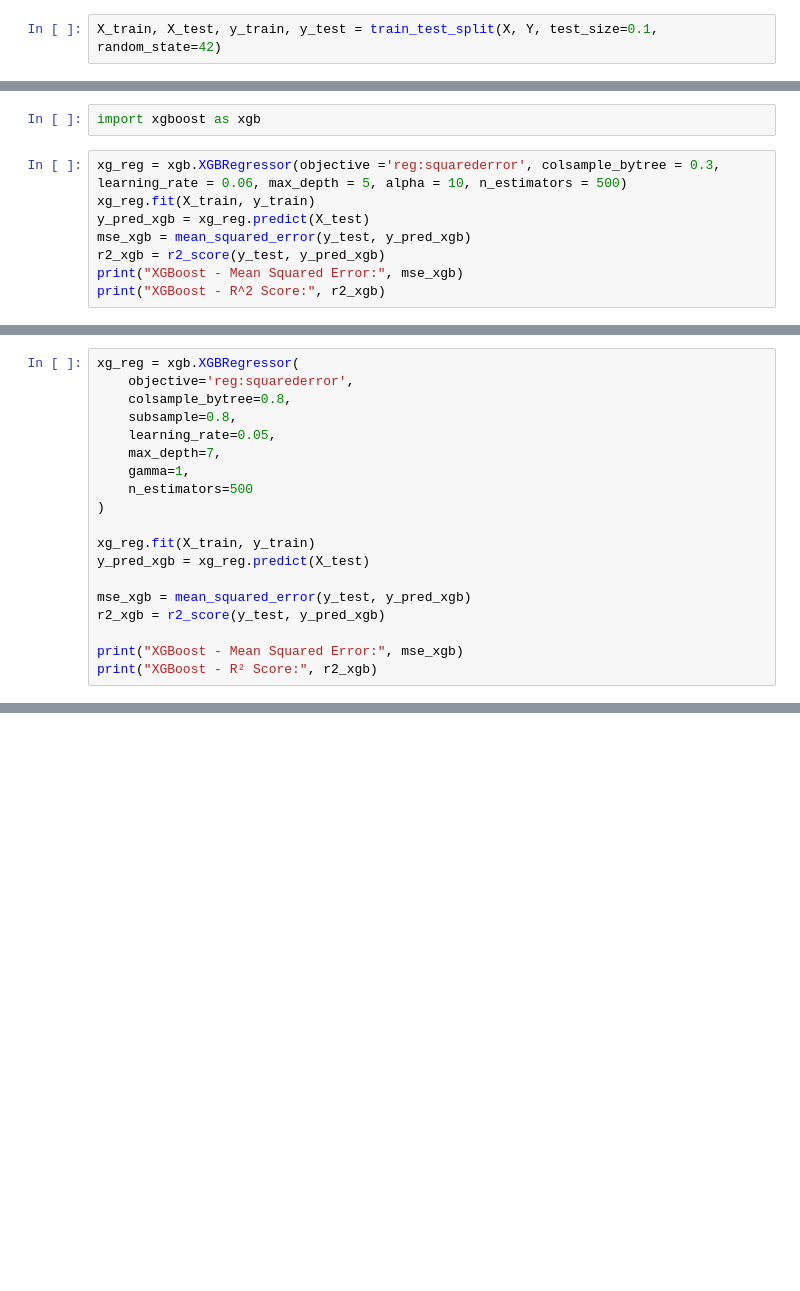
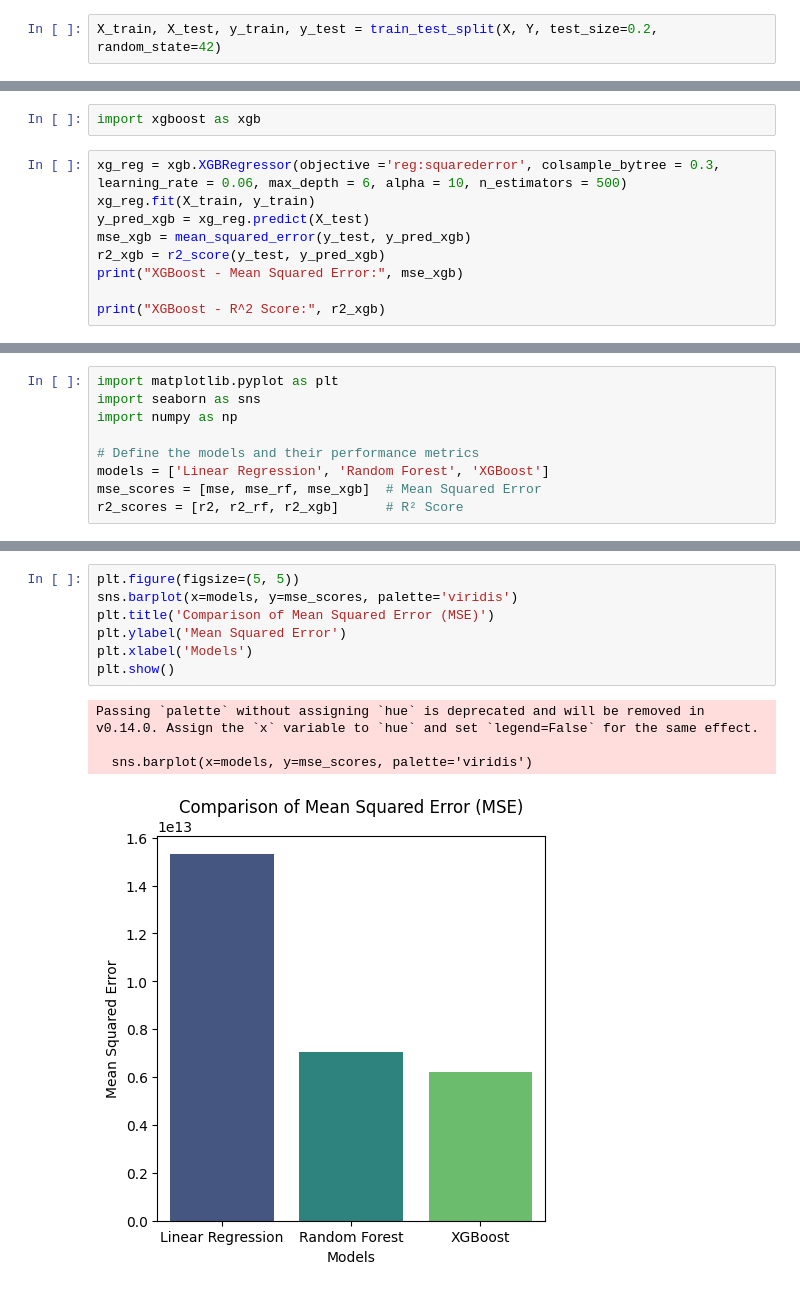
Before and after one commit to ImaneBenzegunine/CarBrain, a Jupyter notebook: CARBRAIN/notebook/ModemBuilding.ipynb, the cells around one changed output, grey strips where cells are left out. Drawn from its saved outputs; the diff is of its cells as text; blank space fills up the shorter version.

```diff
--- a/CARBRAIN/notebook/ModemBuilding.ipynb
+++ b/CARBRAIN/notebook/ModemBuilding.ipynb
@@ -332,7 +282,7 @@ Y = data["Price"]
 # %% [markdown]
 #### Split data
 # %%
-X_train, X_test, y_train, y_test = train_test_split(X, Y, test_size=0.1, random_state=42)
+X_train, X_test, y_train, y_test = train_test_split(X, Y, test_size=0.2, random_state=42)
 # %% [markdown]
 #### Forst Model
 # %%
@@ -369,11 +319,12 @@ Random Forest - R^2 Score: 0.707343112071748
 # %%
 import xgboost as xgb
 # %%
-xg_reg = xgb.XGBRegressor(objective ='reg:squarederror', colsample_bytree = 0.3, learning_rate = 0.06, max_depth = 5, alpha = 10, n_estimators = 500)
+xg_reg = xgb.XGBRegressor(objective ='reg:squarederror', colsample_bytree = 0.3, learning_rate = 0.06, max_depth = 6, alpha = 10, n_estimators = 500)
 xg_reg.fit(X_train, y_train)
 y_pred_xgb = xg_reg.predict(X_test)
 mse_xgb = mean_squared_error(y_test, y_pred_xgb)
 r2_xgb = r2_score(y_test, y_pred_xgb)
 print("XGBoost - Mean Squared Error:", mse_xgb)
+
 print("XGBoost - R^2 Score:", r2_xgb)
 # %% [output]
@@ -382,19 +332,0 @@ XGBoost - R^2 Score: 0.7425532341003418
-# %%
-xg_reg = xgb.XGBRegressor(
-    objective='reg:squarederror',
-    colsample_bytree=0.8,
-    subsample=0.8,
-    learning_rate=0.05,
-    max_depth=7,
-    gamma=1,
-    n_estimators=500
-)
-
-xg_reg.fit(X_train, y_train)
-y_pred_xgb = xg_reg.predict(X_test)
-
-mse_xgb = mean_squared_error(y_test, y_pred_xgb)
-r2_xgb = r2_score(y_test, y_pred_xgb)
-
-print("XGBoost - Mean Squared Error:", mse_xgb)
-print("XGBoost - R² Score:", r2_xgb)
@@ -403,0 +356,9 @@ XGBoost - R² Score: 0.7587302327156067
+# %%
+import matplotlib.pyplot as plt
+import seaborn as sns
+import numpy as np
+
+# Define the models and their performance metrics
+models = ['Linear Regression', 'Random Forest', 'XGBoost']
+mse_scores = [mse, mse_rf, mse_xgb]  # Mean Squared Error
+r2_scores = [r2, r2_rf, r2_xgb]      # R² Score
@@ -403,0 +367,12 @@ XGBoost - R² Score: 0.7587302327156067
+# %%
+plt.figure(figsize=(5, 5))
+sns.barplot(x=models, y=mse_scores, palette='viridis')
+plt.title('Comparison of Mean Squared Error (MSE)')
+plt.ylabel('Mean Squared Error')
+plt.xlabel('Models')
+plt.show()
+# %% [output]
+Passing `palette` without assigning `hue` is deprecated and will be removed in v0.14.0. Assign the `x` variable to `hue` and set `legend=False` for the same effect.
+
+  sns.barplot(x=models, y=mse_scores, palette='viridis')
+[figure, added]
```
Also changed, not shown: parts of 28 cells of this notebook.
